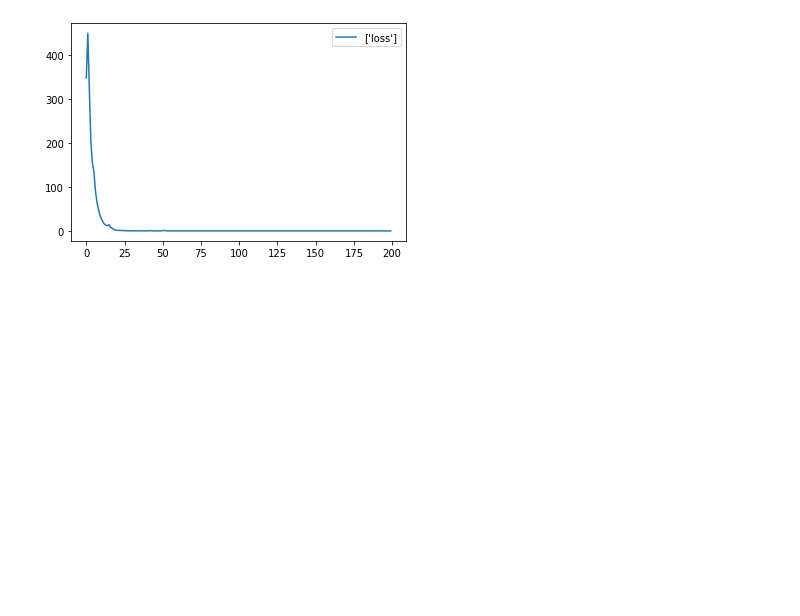
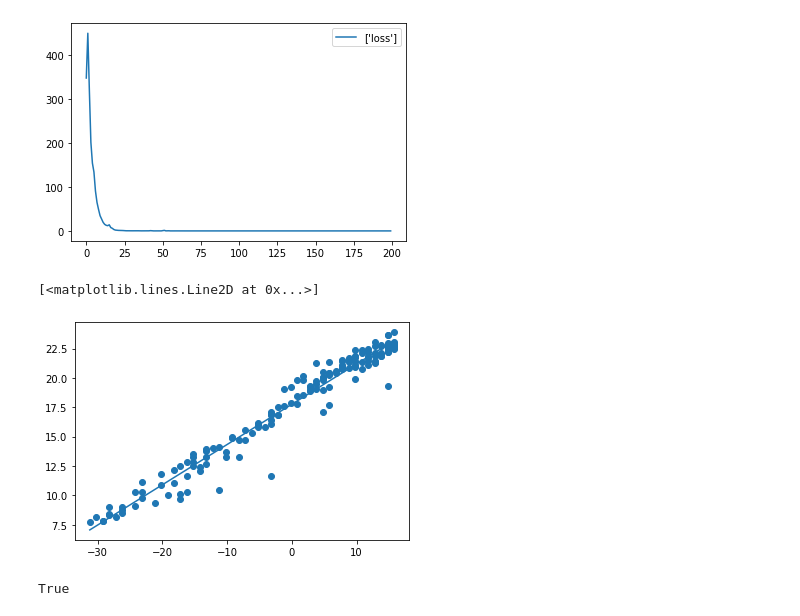
Before and after one commit to ricky4918/Tensorflow-2.0-Deep-Learning-and-Artificial-Intelligence, a Jupyter notebook: TF_Basic/TF2_0_Linear_Regression.ipynb, the cells around one changed output. Cells and saved outputs as stored; diff of their text form; code cells hidden in the pictures; blank space fills up the shorter version.

Commit message:
predict function updated

```diff
--- a/TF_Basic/TF2_0_Linear_Regression.ipynb
+++ b/TF_Basic/TF2_0_Linear_Regression.ipynb
@@ -76,3 +76,11 @@ plt.legend()
 # %% [output]
 <matplotlib.legend.Legend at 0x...>
 [figure]
+# %%
+Yhat = model.predict(X).flatten()
+# %%
+plt.scatter(X,Y)
+plt.plot(X,Yhat)
+# %% [output]
+[<matplotlib.lines.Line2D at 0x...>]
+[figure, added]
@@ -78,0 +91,5 @@ plt.legend()
+# %%
+Yhat2 = (X.dot(w) +b).flatten()
+np.allclose(Yhat,Yhat2)
+# %% [output]
+True
```
Also changed, not shown: parts of 2 cells of this notebook.
